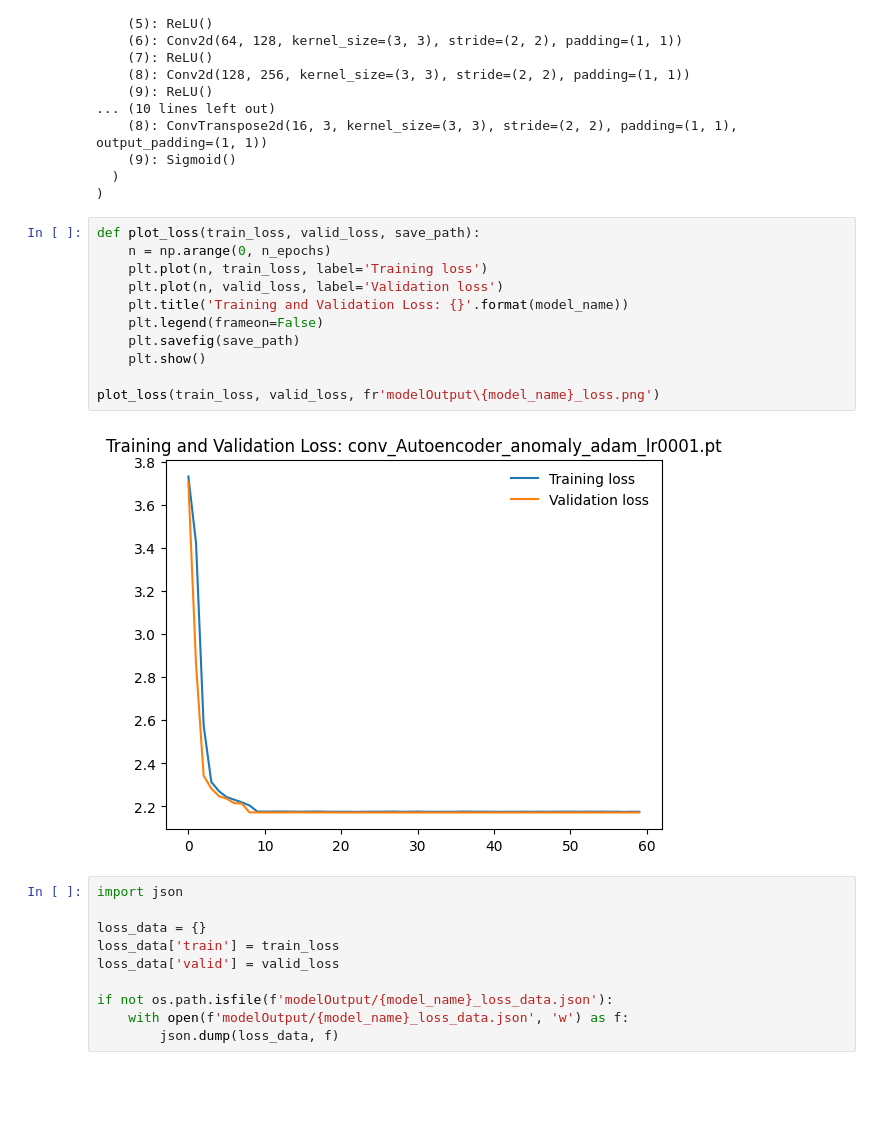
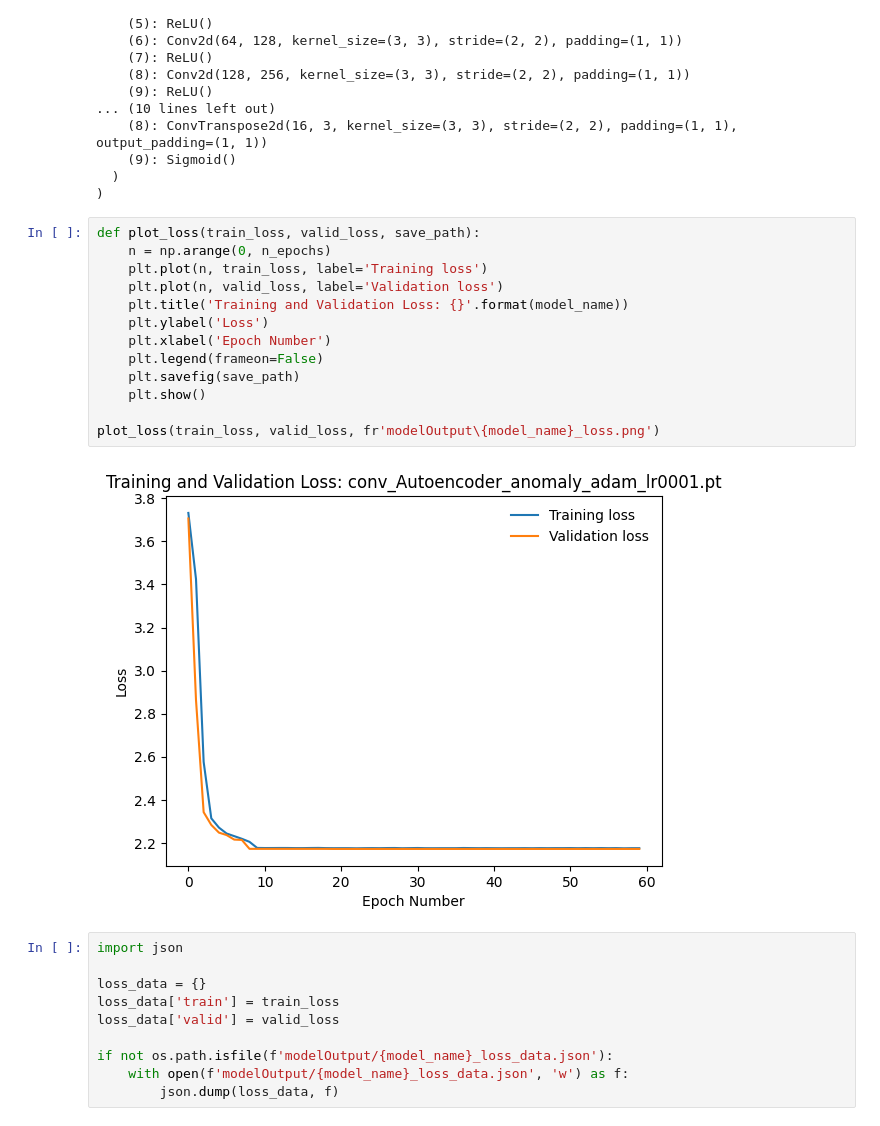
Before and after one commit to JosephWoodall/turbo-barnacle, a Jupyter notebook: src/time_series/cnn_experiment/cnn_experiment.ipynb, the cells around one changed output. Cells and saved outputs as stored; diff of their text form; blank space fills up the shorter version.

Commit message:
saves loss plot function - still saving notebook :)

```diff
--- a/src/time_series/cnn_experiment/cnn_experiment.ipynb
+++ b/src/time_series/cnn_experiment/cnn_experiment.ipynb
@@ -439,16 +439,18 @@ Autoencoder(
 # %%
 def plot_loss(train_loss, valid_loss, save_path):
     n = np.arange(0, n_epochs)
     plt.plot(n, train_loss, label='Training loss')
     plt.plot(n, valid_loss, label='Validation loss')
     plt.title('Training and Validation Loss: {}'.format(model_name))
+    plt.ylabel('Loss')
+    plt.xlabel('Epoch Number')
     plt.legend(frameon=False)
     plt.savefig(save_path)
     plt.show()
 
 plot_loss(train_loss, valid_loss, fr'modelOutput\{model_name}_loss.png')
 # %% [output]
-[figure, old version]
+[figure, new version]
 # %%
 import json
 
```
Also changed, not shown: 1 other file.
